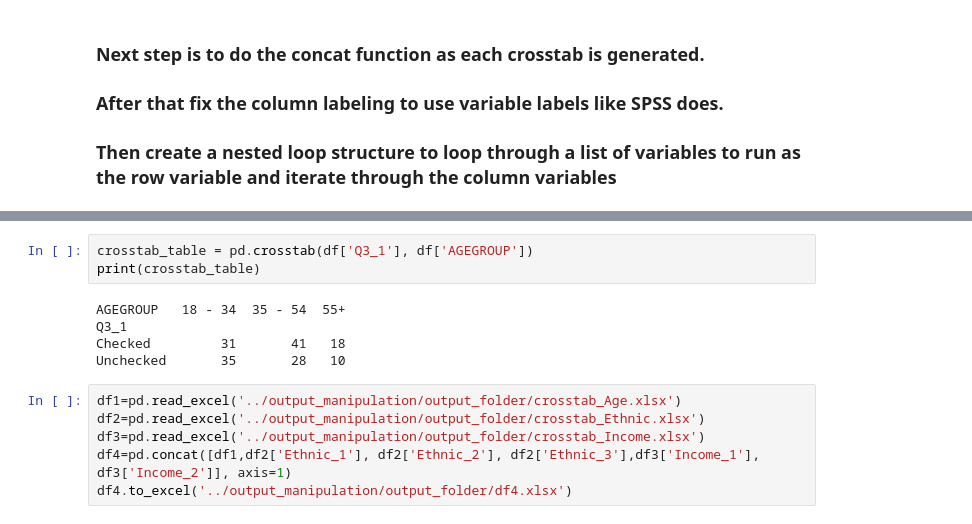
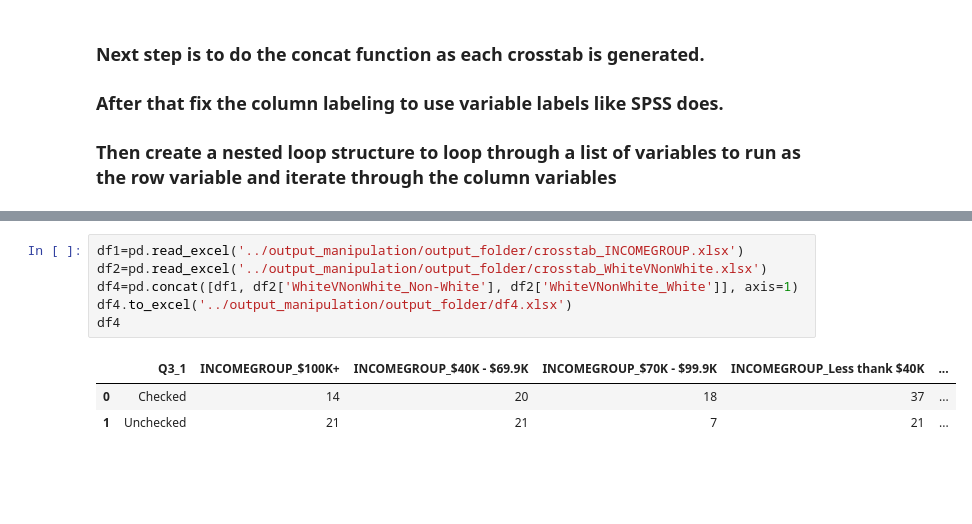
Before and after one commit to jellohead/output_manipulation, a Jupyter notebook: output_manipulation.ipynb, the cells around one changed output, grey strips where cells are left out. Drawn from its saved outputs; the diff is of its cells as text; blank space fills up the shorter version.

```diff
--- a/output_manipulation.ipynb
+++ b/output_manipulation.ipynb
@@ -562,14 +589,10 @@ KeyError: "None of [Index(['Non-White', 'Non-White', 'Non-White', 'Non-White', '
-# %%
-crosstab_table = pd.crosstab(df['Q3_1'], df['AGEGROUP'])
-print(crosstab_table)
-# %% [output]
-AGEGROUP   18 - 34  35 - 54  55+
-Q3_1
-Checked         31       41   18
-Unchecked       35       28   10
 # %%
-df1=pd.read_excel('../output_manipulation/output_folder/crosstab_Age.xlsx')
-df2=pd.read_excel('../output_manipulation/output_folder/crosstab_Ethnic.xlsx')
-df3=pd.read_excel('../output_manipulation/output_folder/crosstab_Income.xlsx')
-df4=pd.concat([df1,df2['Ethnic_1'], df2['Ethnic_2'], df2['Ethnic_3'],df3['Income_1'], df3['Income_2']], axis=1)
+df1=pd.read_excel('../output_manipulation/output_folder/crosstab_INCOMEGROUP.xlsx')
+df2=pd.read_excel('../output_manipulation/output_folder/crosstab_WhiteVNonWhite.xlsx')
+df4=pd.concat([df1, df2['WhiteVNonWhite_Non-White'], df2['WhiteVNonWhite_White']], axis=1)
 df4.to_excel('../output_manipulation/output_folder/df4.xlsx')
+df4
+# %% [output]
+|  | Q3_1 | INCOMEGROUP_$100K+ | INCOMEGROUP_$40K - $69.9K | INCOMEGROUP_$70K - $99.9K | INCOMEGROUP_Less thank $40K | ... |
+| 0 | Checked | 14 | 20 | 18 | 37 | ... |
+| 1 | Unchecked | 21 | 21 | 7 | 21 | ... |
```
Also changed, not shown: parts of 8 cells of this notebook, 9 other files.
